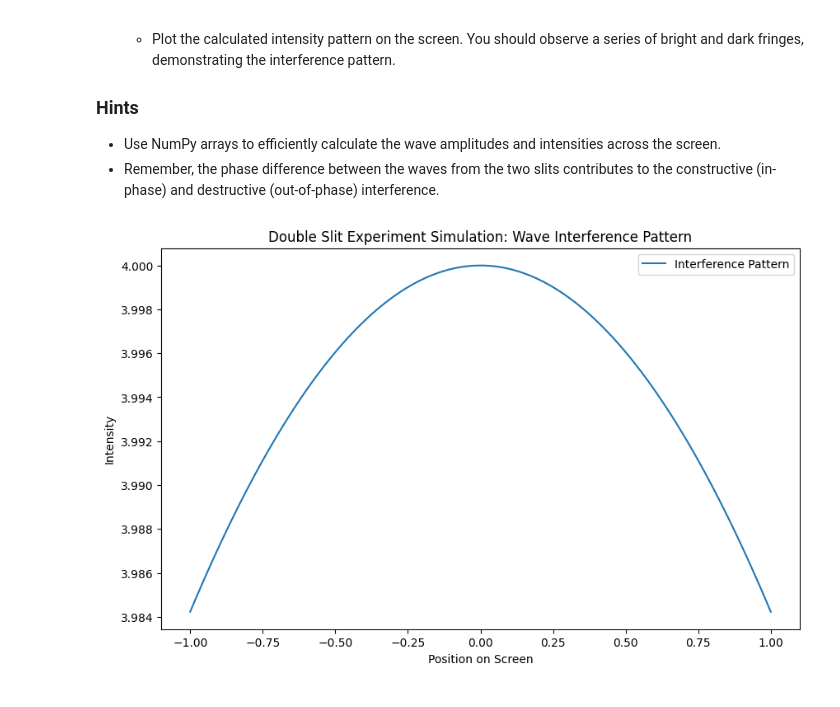
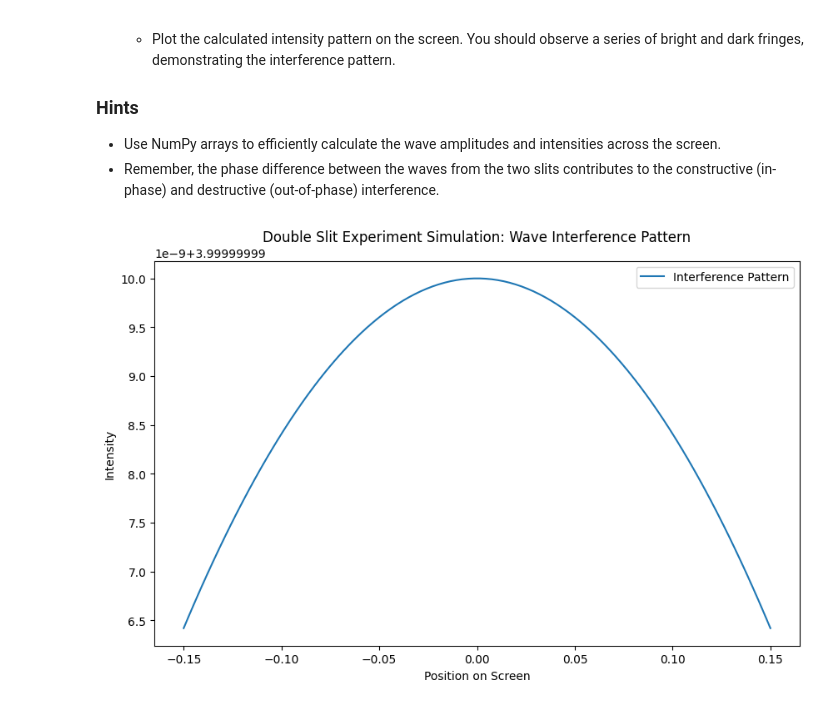
Before and after one commit to carolina-cepeda/CNYT2, a Jupyter notebook: ClasicToQuantum/TallerClasicToQuantum.ipynb, the cells around one changed output. Cells and saved outputs as stored; diff of their text form; code cells hidden in the pictures.

```diff
--- a/ClasicToQuantum/TallerClasicToQuantum.ipynb
+++ b/ClasicToQuantum/TallerClasicToQuantum.ipynb
@@ -258,40 +258,40 @@ Your task is to simulate the wave interference pattern using Python. Assume each
 
 import numpy as np
 import matplotlib.pyplot as plt
 
 # Define parameters
-slit_distance = .. # distance between the two slits
-wavelength = .. # wavelength of the light
-screen_distance = ..  # distance from the slits to the screen
-screen_width = .. # width of the screen
-num_points = ..# number of points on the screen to calculate intensity
-
+slit_distance = 0.02  # distance between the two slits
+wavelength = 630 # wavelength of the light
+screen_distance = 0.5 # distance from the slits to the screen
+screen_width = 0.30 # width of the screen
+num_points =100# number of points on the screen to calculate intensity
+amplitud = 1
 # Calculate wave interference pattern
 # Hint: Use np.linspace to create an array of points on the screen
 # and calculate the intensity at each point due to superposition of waves.
 
 screen_positions = np.linspace(-screen_width/2, screen_width/2 , num_points)
 
-def calculate(screen_positions, slit_distance, wavelength,screen_distance):
+def calculate(screen_positions, slit_distance, wavelength,screen_distance,amplitud):
 
 
     path_difference =  (slit_distance * screen_positions) / screen_distance
     phase_difference = (2 * np.pi/wavelength) * path_difference
 
-    amplitud = 2 *amplitud_single_slit * np.cos( phase_difference/2)
+    amplitud = 2 *amplitud * np.cos( phase_difference/2)
 
     intensity = amplitud**2
 
     return amplitud, intensity
 
-amplitud, intensity = calculate (screen_positions, slit_distance, wavelength,screen_distance)
+amplitud, intensity = calculate (screen_positions, slit_distance, wavelength,screen_distance,amplitud)
 # Plot the results
 plt.figure(figsize=(10, 6))
 plt.plot(screen_positions, intensity, label='Interference Pattern')
 plt.xlabel('Position on Screen')
 plt.ylabel('Intensity')
 plt.title('Double Slit Experiment Simulation: Wave Interference Pattern')
 plt.legend()
 plt.show()
 # %% [output]
-[figure, old version]
+[figure, new version]
```
